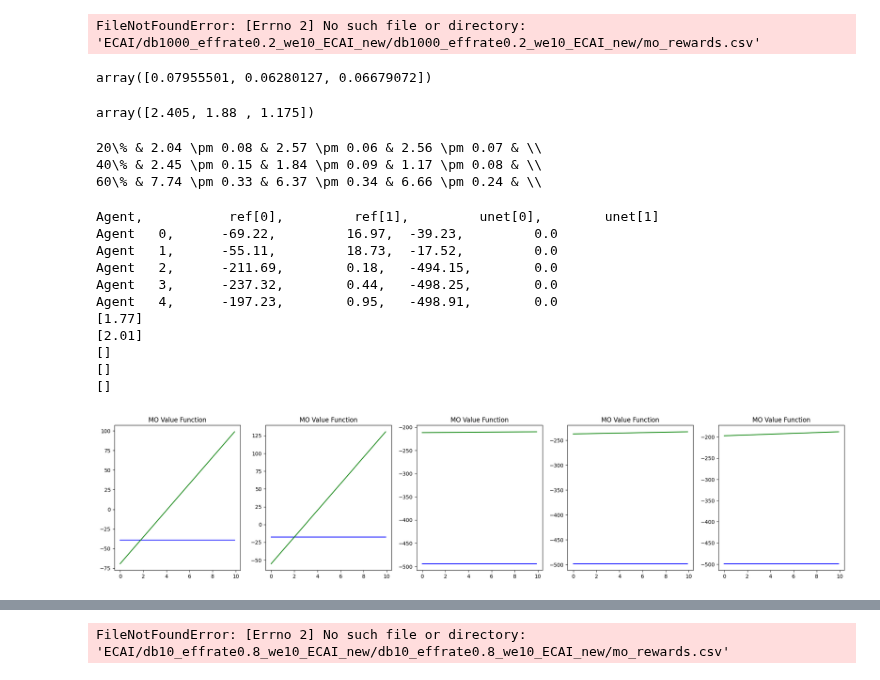
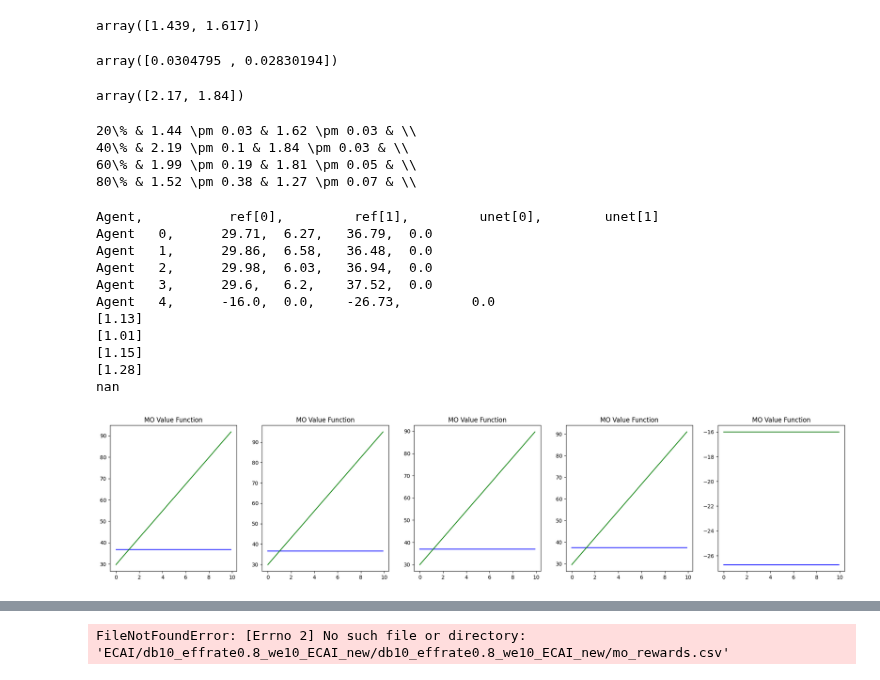
Before and after one commit to maymac00/MAEGG_IPPO, a Jupyter notebook: wes.ipynb, the cells around one changed output, grey strips where cells are left out. Drawn from its saved outputs; the diff is of its cells as text; code cells hidden in the pictures.

```diff
--- a/wes.ipynb
+++ b/wes.ipynb
@@ -15,10 +15,10 @@ def get_intersection(v01, ve1, v02, ve2, max_weight=10):
     return np.round(wes[(wes >= 0) & (wes <= max_weight)], 2)
 # %%
 # Proper wes calculation
+from value_vectors import map2file
 
-folder = lambda db, eff, we : f"/db{db}_effrate{eff}_we{we}_ECAI_new"
-eff_rates = [0, 0.2, 0.4, 0.6, 0.8]
-dbs = [1, 10, 1000]
+eff_rates = [0.2, 0.4, 0.6, 0.8]
+dbs = [10, 1000]
 
 we = np.zeros((len(eff_rates), len(dbs), 10))
 we_std = np.zeros((len(eff_rates), len(dbs)))
@@ -26,15 +26,11 @@ we_median = np.zeros((len(eff_rates), len(dbs)))
 
 for eff_rate in eff_rates:
     for db in dbs:
-        if eff_rate == 0:
-            continue
+        unethical = np.load(map2file[eff_rate][0])
+        unethical_np = unethical.reshape(-1, 500, 5, 2).mean(axis=1)
 
-        unethical = pd.read_csv(path + folder(0, eff_rate, 0)*2  + "/mo_rewards.csv")
-        unethical_np = unethical.to_numpy().reshape(-1, 500, 5, 2).mean(axis=1)
-        unethical_np[:, :, 1] = 0
-
-        ethical = pd.read_csv(path + folder(db, eff_rate, 10)*2  + "/mo_rewards.csv")
-        ethical_np = ethical.to_numpy().reshape(-1, 500, 5, 2).mean(axis=1)
+        ethical = np.load(map2file[eff_rate][db])
+        ethical_np = ethical.reshape(-1, 500, 5, 2).mean(axis=1)
 
         wes = []
         for i in range(unethical_np.shape[0]):
@@ -56,20 +52,20 @@ for eff_rate in eff_rates:
         we_median[eff_rates.index(eff_rate), dbs.index(db)] = np.median(np.array(wes), axis=0).squeeze()"""
 we[eff_rates.index(0.2), :].mean(axis=1)
 # %% [output]
-FileNotFoundError: [Errno 2] No such file or directory: 'ECAI/db1000_effrate0.2_we10_ECAI_new/db1000_effrate0.2_we10_ECAI_new/mo_rewards.csv'
+array([1.439, 1.617])
 # %%
 we[eff_rates.index(0.2), :].std(axis=1)
 # %% [output]
-array([0.07955501, 0.06280127, 0.06679072])
+array([0.0304795 , 0.02830194])
 # %%
 np.median(we[eff_rates.index(0.4), :], axis=1)
 # %% [output]
-array([2.405, 1.88 , 1.175])
+array([2.17, 1.84])
 # %%
 # Print as latex row for table with standard deviation
-for eff_rate in [0.2, 0.4, 0.6]:
+for eff_rate in [0.2, 0.4, 0.6, 0.8]:
     print(f"{int(eff_rate*100)}\% & ", end="")
-    for db in [1, 10, 1000]:
+    for db in [10, 1000]:
         mean = we[eff_rates.index(eff_rate), dbs.index(db)].mean().round(2)
         std = we[eff_rates.index(eff_rate), dbs.index(db)].std().round(2)
         if db == 100:
@@ -78,9 +74,10 @@ for eff_rate in [0.2, 0.4, 0.6]:
             print(f"{mean} \\pm {std} & ", end="")
     print("\\\\")
 # %% [output]
-20\% & 2.04 \pm 0.08 & 2.57 \pm 0.06 & 2.56 \pm 0.07 & \\
-40\% & 2.45 \pm 0.15 & 1.84 \pm 0.09 & 1.17 \pm 0.08 & \\
-60\% & 7.74 \pm 0.33 & 6.37 \pm 0.34 & 6.66 \pm 0.24 & \\
+20\% & 1.44 \pm 0.03 & 1.62 \pm 0.03 & \\
+40\% & 2.19 \pm 0.1 & 1.84 \pm 0.03 & \\
+60\% & 1.99 \pm 0.19 & 1.81 \pm 0.05 & \\
+80\% & 1.52 \pm 0.38 & 1.27 \pm 0.07 & \\
 # %%
 # Playground wes calculation
 from value_vectors import *
@@ -88,45 +85,47 @@ import matplotlib.pyplot as plt
 import  matplotlib
 # matplotlib.use("Qt5Agg")
 
-ref = policies[0.4][10]
-unet = policies[0.4][0]
+#ref = policies[0.4][10]
+ref = np.array([ [29.71, 6.27],[29.86, 6.58],[29.98, 6.03],[29.6, 6.2],[-16.0, 0.0] ])
+unet = np.array([ [36.79, -0.0],[36.48, -0.0],[36.94, 0.0],[37.52, 0.0],[-26.73, -0.02] ])
+
 unet[:, 1] = 0
 
 fig, axs = plt.subplots(1, 5, figsize=(25, 5))
 step = 0.1
 # for ag in mo_value_w10:
 max_weight = 10
 # Subplot for each agent
 x = np.arange(0, max_weight, step)
 w = np.array([np.ones(int(max_weight/step)), np.arange(0, max_weight, step)])
 
 print("Agent, \t\t ref[0],\t ref[1],\t unet[0],\t unet[1]")
 for i, ag in enumerate(range(5)):
     # Print lines like: Agent i, ref[0], ref[1], unet[0], unet[1]
     print(f"Agent \t{ag}, \t{ref[ag, 0]}, \t{ref[ag, 1]}, \t{unet[ag, 0]}, \t{unet[ag, 1]}")
 
 for i, ag in enumerate(range(5)):
     axs[i].set_title("MO Value Function")
     axs[i].plot(x, np.dot(unet[ag], w), c="blue")
     axs[i].plot(x, np.dot(ref[ag], w), c="green")
 
 wes = []
 for ag in range(5):
     # Print intersecctions
     inter = get_intersection(unet[ag, 0], unet[ag, 1], ref[ag, 0], ref[ag, 1], max_weight=max_weight)
     print(inter)
     wes.append(inter)
 plt.show()
 # %% [output]
 Agent,           ref[0],         ref[1],         unet[0],        unet[1]
-Agent   0,      -69.22,         16.97,  -39.23,         0.0
-Agent   1,      -55.11,         18.73,  -17.52,         0.0
-Agent   2,      -211.69,        0.18,   -494.15,        0.0
-Agent   3,      -237.32,        0.44,   -498.25,        0.0
-Agent   4,      -197.23,        0.95,   -498.91,        0.0
-[1.77]
-[2.01]
-[]
-[]
-[]
+Agent   0,      29.71,  6.27,   36.79,  0.0
+Agent   1,      29.86,  6.58,   36.48,  0.0
+Agent   2,      29.98,  6.03,   36.94,  0.0
+Agent   3,      29.6,   6.2,    37.52,  0.0
+Agent   4,      -16.0,  0.0,    -26.73,         0.0
+[1.13]
+[1.01]
+[1.15]
+[1.28]
+nan
-[figure, old version]
+[figure, new version]
```
Also changed, not shown: parts of 4 cells of this notebook, 2 other files.
